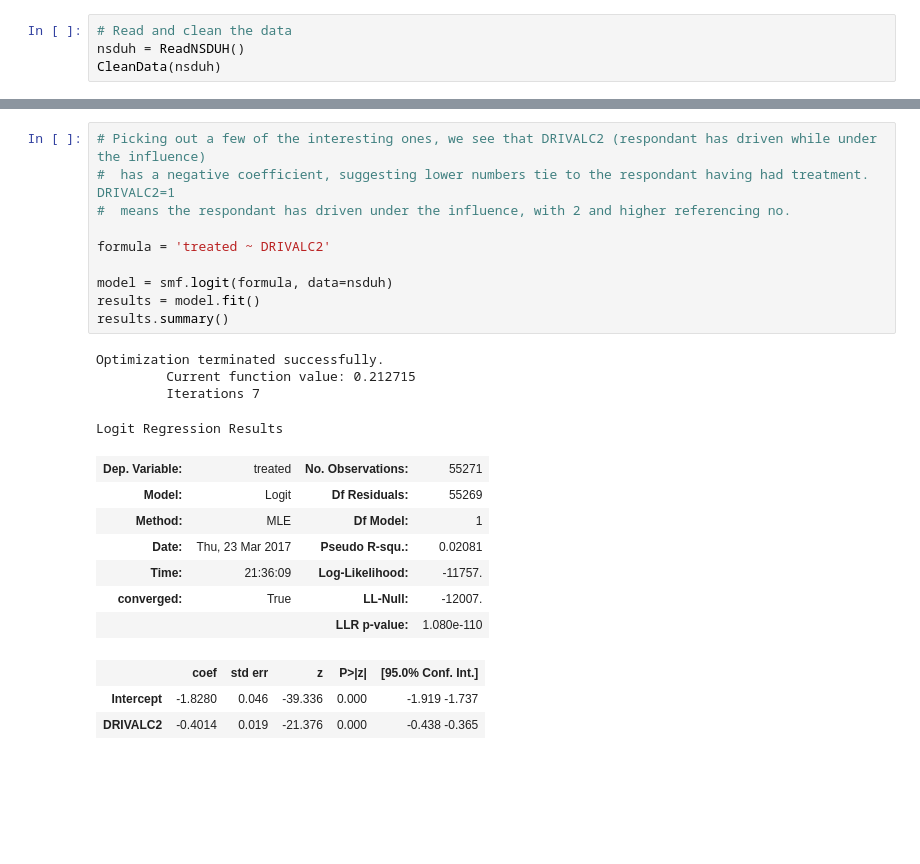
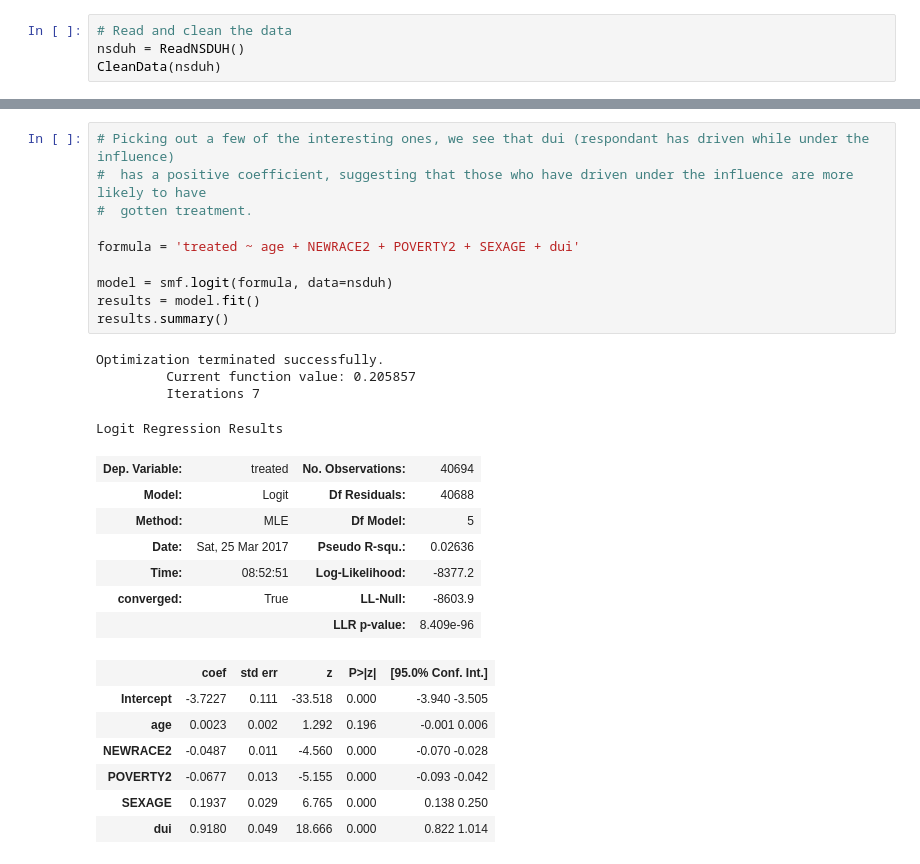
Before and after one commit to KaitlynKeil/ThinkStats2, a Jupyter notebook: code/report2.ipynb, the cells around one changed output, grey strips where cells are left out. Cells and saved outputs as stored; diff of their text form; blank space fills up the shorter version.

```diff
--- a/code/report2.ipynb
+++ b/code/report2.ipynb
@@ -386,25 +257,29 @@ ALCPHLPB 0.284022627453
 # %%
-# Picking out a few of the interesting ones, we see that DRIVALC2 (respondant has driven while under the influence)
-#  has a negative coefficient, suggesting lower numbers tie to the respondant having had treatment. DRIVALC2=1
-#  means the respondant has driven under the influence, with 2 and higher referencing no.
+# Picking out a few of the interesting ones, we see that dui (respondant has driven while under the influence)
+#  has a positive coefficient, suggesting that those who have driven under the influence are more likely to have
+#  gotten treatment.
 
-formula = 'treated ~ DRIVALC2'
+formula = 'treated ~ age + NEWRACE2 + POVERTY2 + SEXAGE + dui'
 
 model = smf.logit(formula, data=nsduh)
 results = model.fit()
 results.summary()
 # %% [output]
 Optimization terminated successfully.
-         Current function value: 0.212715
+         Current function value: 0.205857
          Iterations 7
 Logit Regression Results
-| Dep. Variable: | treated | No. Observations: | 55271 |
-| Model: | Logit | Df Residuals: | 55269 |
-| Method: | MLE | Df Model: | 1 |
-| Date: | Thu, 23 Mar 2017 | Pseudo R-squ.: | 0.02081 |
-| Time: | 21:36:09 | Log-Likelihood: | -11757. |
-| converged: | True | LL-Null: | -12007. |
-|  |  | LLR p-value: | 1.080e-110 |
+| Dep. Variable: | treated | No. Observations: | 40694 |
+| Model: | Logit | Df Residuals: | 40688 |
+| Method: | MLE | Df Model: | 5 |
+| Date: | Sat, 25 Mar 2017 | Pseudo R-squ.: | 0.02636 |
+| Time: | 08:52:51 | Log-Likelihood: | -8377.2 |
+| converged: | True | LL-Null: | -8603.9 |
+|  |  | LLR p-value: | 8.409e-96 |
 |  | coef | std err | z | P>|z| | [95.0% Conf. Int.] |
-| Intercept | -1.8280 | 0.046 | -39.336 | 0.000 | -1.919 -1.737 |
-| DRIVALC2 | -0.4014 | 0.019 | -21.376 | 0.000 | -0.438 -0.365 |
+| Intercept | -3.7227 | 0.111 | -33.518 | 0.000 | -3.940 -3.505 |
+| age | 0.0023 | 0.002 | 1.292 | 0.196 | -0.001 0.006 |
+| NEWRACE2 | -0.0487 | 0.011 | -4.560 | 0.000 | -0.070 -0.028 |
+| POVERTY2 | -0.0677 | 0.013 | -5.155 | 0.000 | -0.093 -0.042 |
+| SEXAGE | 0.1937 | 0.029 | 6.765 | 0.000 | 0.138 0.250 |
+| dui | 0.9180 | 0.049 | 18.666 | 0.000 | 0.822 1.014 |
```
Also changed, not shown: parts of 17 cells of this notebook, 3 other files.
